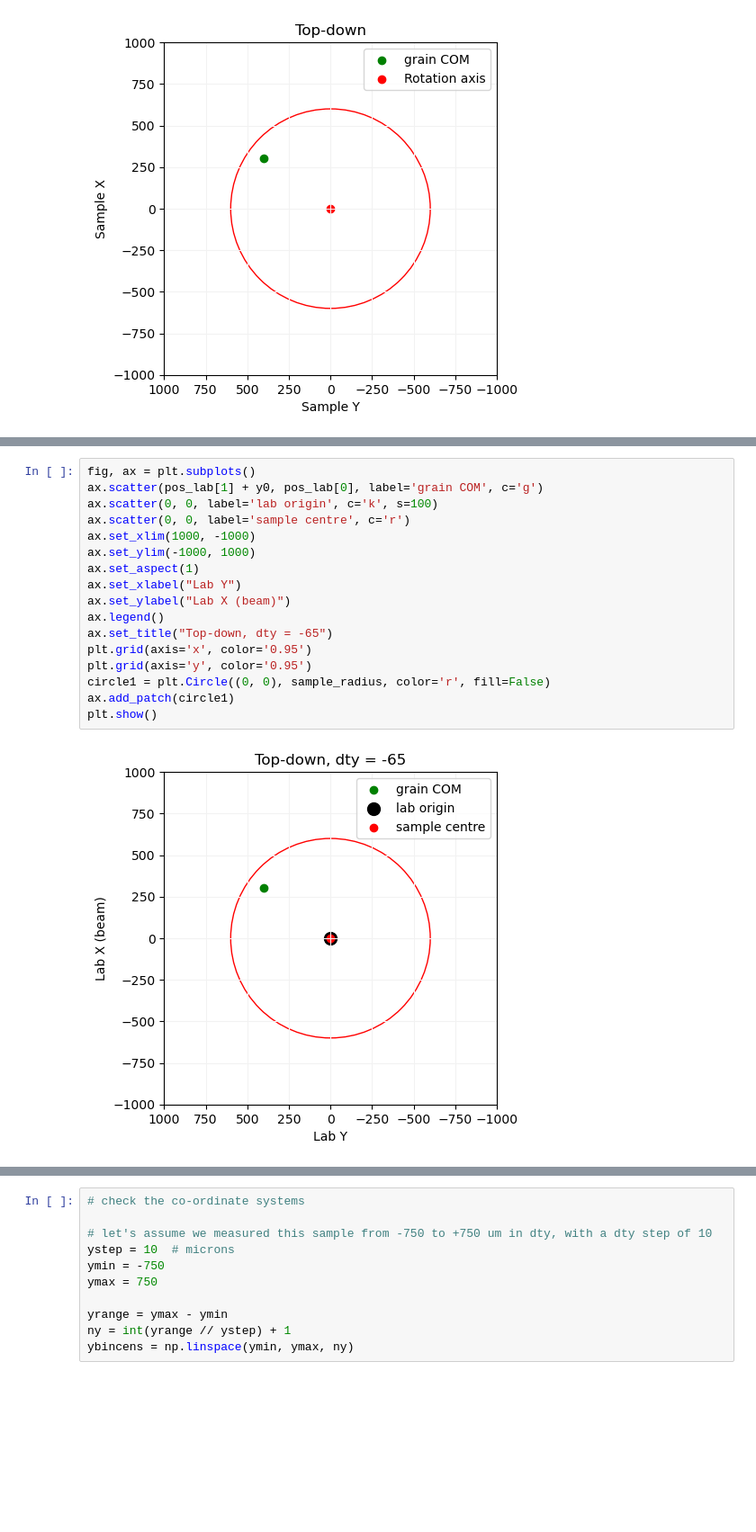
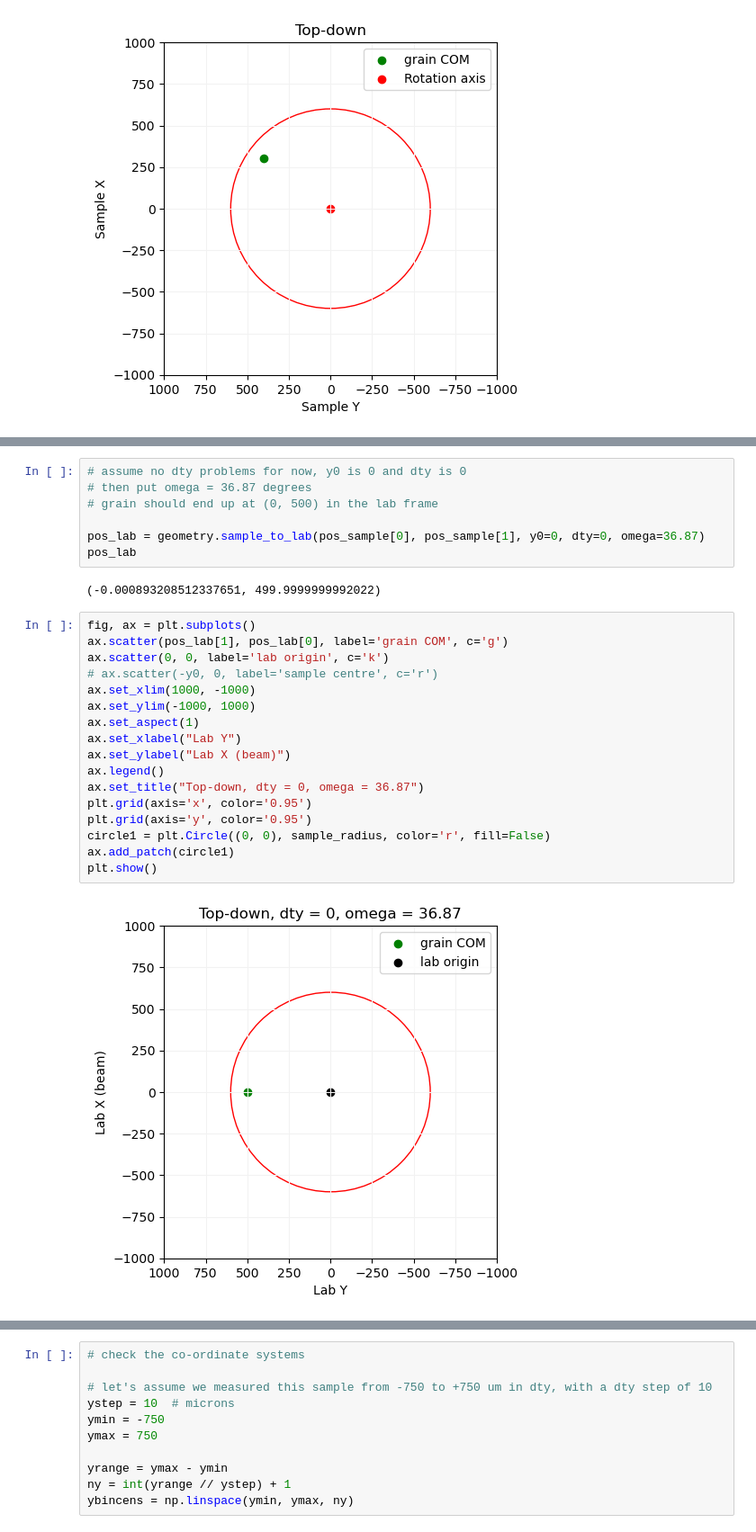
Before and after one commit to FABLE-3DXRD/ImageD11, a Jupyter notebook: sandbox/scanning_geometry.ipynb, the cells around one changed output, grey strips where cells are left out. Shown at 90% size. Saved outputs shown, nothing was run; the diff lists cells and outputs as text; blank space fills up the shorter version.

```diff
--- a/sandbox/scanning_geometry.ipynb
+++ b/sandbox/scanning_geometry.ipynb
@@ -101,19 +72,28 @@ plt.show()
-# %%
-fig, ax = plt.subplots()
-ax.scatter(pos_lab[1] + y0, pos_lab[0], label='grain COM', c='g')
-ax.scatter(0, 0, label='lab origin', c='k', s=100)
-ax.scatter(0, 0, label='sample centre', c='r')
-ax.set_xlim(1000, -1000)
-ax.set_ylim(-1000, 1000)
-ax.set_aspect(1)
-ax.set_xlabel("Lab Y")
-ax.set_ylabel("Lab X (beam)")
-ax.legend()
-ax.set_title("Top-down, dty = -65")
-plt.grid(axis='x', color='0.95')
-plt.grid(axis='y', color='0.95')
-circle1 = plt.Circle((0, 0), sample_radius, color='r', fill=False)
-ax.add_patch(circle1)
-plt.show()
-# %% [output]
-[figure, removed]
+# %%
+# assume no dty problems for now, y0 is 0 and dty is 0
+# then put omega = 36.87 degrees
+# grain should end up at (0, 500) in the lab frame
+
+pos_lab = geometry.sample_to_lab(pos_sample[0], pos_sample[1], y0=0, dty=0, omega=36.87)
+pos_lab
+# %% [output]
+(-0.000893208512337651, 499.9999999992022)
+# %%
+fig, ax = plt.subplots()
+ax.scatter(pos_lab[1], pos_lab[0], label='grain COM', c='g')
+ax.scatter(0, 0, label='lab origin', c='k')
+# ax.scatter(-y0, 0, label='sample centre', c='r')
+ax.set_xlim(1000, -1000)
+ax.set_ylim(-1000, 1000)
+ax.set_aspect(1)
+ax.set_xlabel("Lab Y")
+ax.set_ylabel("Lab X (beam)")
+ax.legend()
+ax.set_title("Top-down, dty = 0, omega = 36.87")
+plt.grid(axis='x', color='0.95')
+plt.grid(axis='y', color='0.95')
+circle1 = plt.Circle((0, 0), sample_radius, color='r', fill=False)
+ax.add_patch(circle1)
+plt.show()
+# %% [output]
+[figure, added]
```
Also changed, not shown: parts of 3 cells of this notebook, 2 other files.
